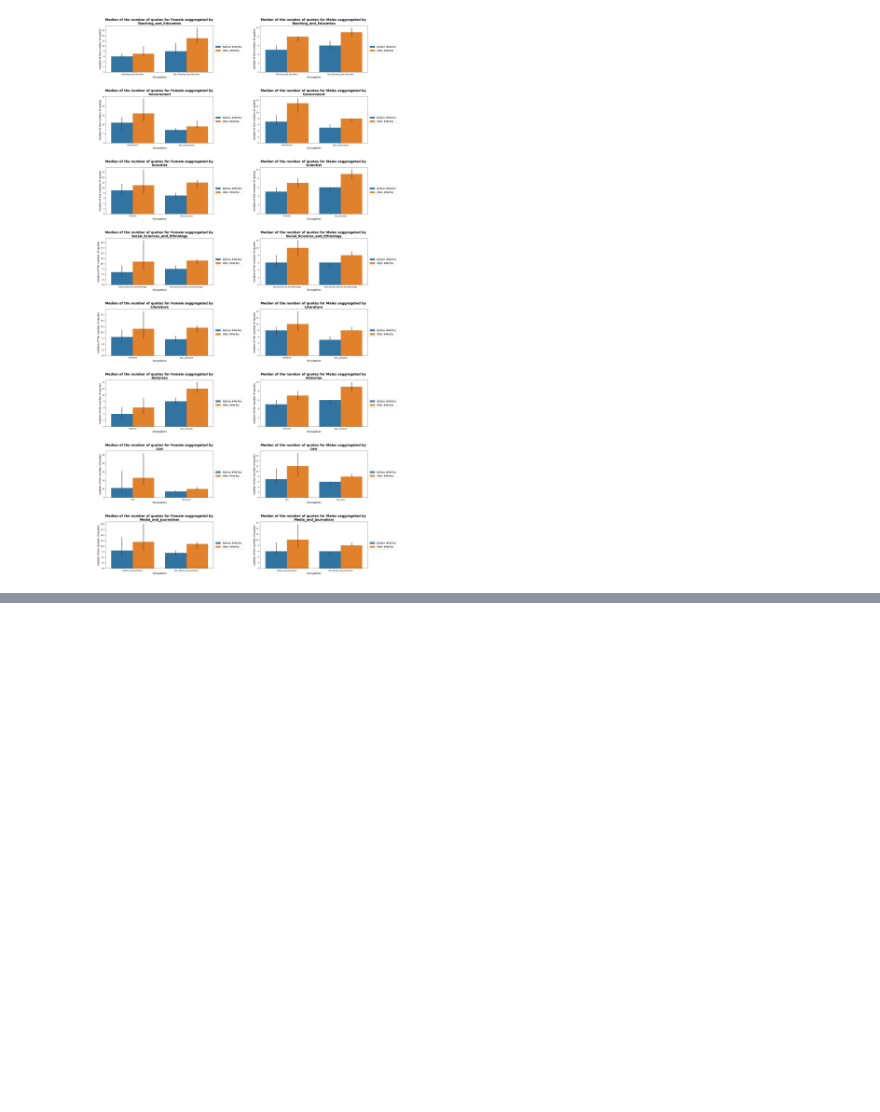
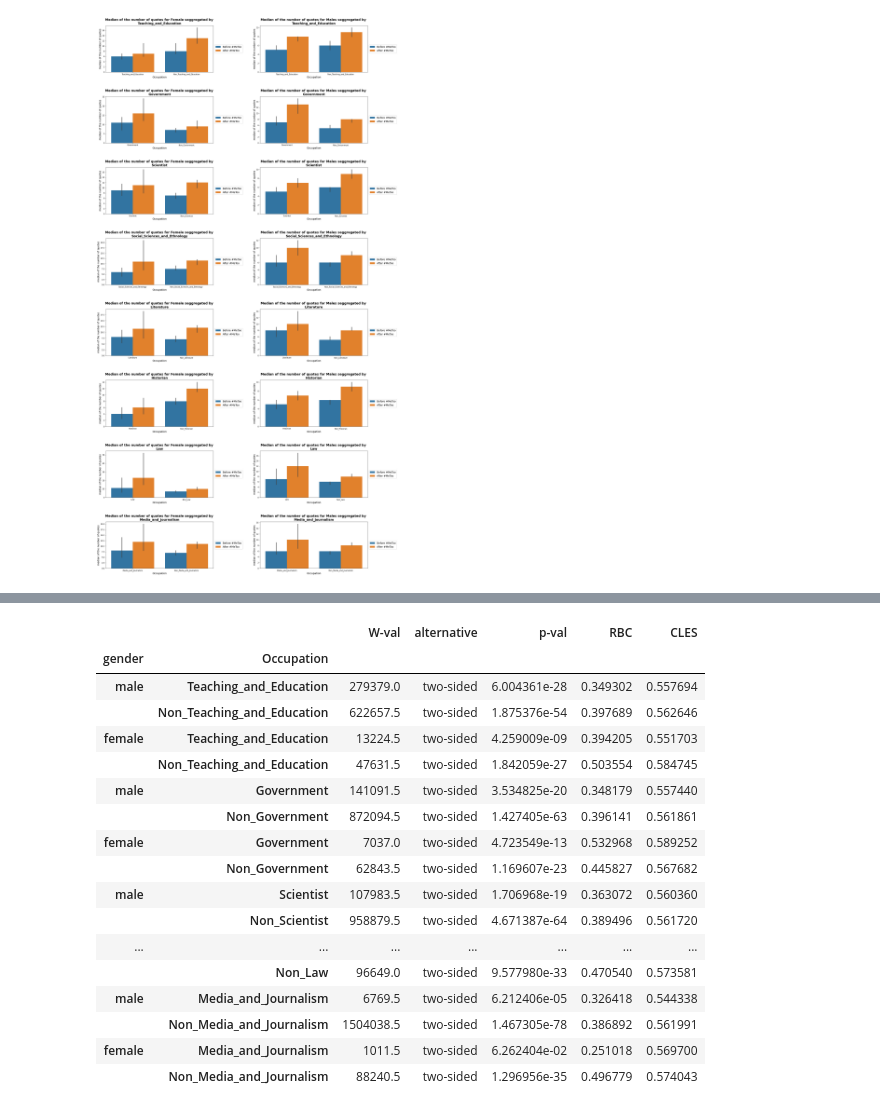
Before and after one commit to janougome/ADA-team, a Jupyter notebook: Milestone3.ipynb, the cells around one changed output, grey strips where cells are left out. Drawn from its saved outputs; the diff is of its cells as text; code cells hidden in the pictures; blank space fills up the shorter version.

```diff
--- a/Milestone3.ipynb
+++ b/Milestone3.ipynb
@@ -1193,0 +1241,26 @@ for f in fulls:
+# %%
+wilcoxon = []
+for c, name, non_name in zip(cat, cat_names, cat_non_names):
+    wilcoxon.append(wilcoxon_by_category(c, name, non_name))
+
+wilcoxon_results = pd.concat(wilcoxon)
+wilcoxon_results
+# %% [output]
+|  |  | W-val | alternative | p-val | RBC | CLES |
+| gender | Occupation |  |  |  |  |  |
+| male | Teaching_and_Education | 279379.0 | two-sided | 6.004361e-28 | 0.349302 | 0.557694 |
+|  | Non_Teaching_and_Education | 622657.5 | two-sided | 1.875376e-54 | 0.397689 | 0.562646 |
+| female | Teaching_and_Education | 13224.5 | two-sided | 4.259009e-09 | 0.394205 | 0.551703 |
+|  | Non_Teaching_and_Education | 47631.5 | two-sided | 1.842059e-27 | 0.503554 | 0.584745 |
+| male | Government | 141091.5 | two-sided | 3.534825e-20 | 0.348179 | 0.557440 |
+|  | Non_Government | 872094.5 | two-sided | 1.427405e-63 | 0.396141 | 0.561861 |
+| female | Government | 7037.0 | two-sided | 4.723549e-13 | 0.532968 | 0.589252 |
+|  | Non_Government | 62843.5 | two-sided | 1.169607e-23 | 0.445827 | 0.567682 |
+| male | Scientist | 107983.5 | two-sided | 1.706968e-19 | 0.363072 | 0.560360 |
+|  | Non_Scientist | 958879.5 | two-sided | 4.671387e-64 | 0.389496 | 0.561720 |
+| ... | ... | ... | ... | ... | ... | ... |
+|  | Non_Law | 96649.0 | two-sided | 9.577980e-33 | 0.470540 | 0.573581 |
+| male | Media_and_Journalism | 6769.5 | two-sided | 6.212406e-05 | 0.326418 | 0.544338 |
+|  | Non_Media_and_Journalism | 1504038.5 | two-sided | 1.467305e-78 | 0.386892 | 0.561991 |
+| female | Media_and_Journalism | 1011.5 | two-sided | 6.262404e-02 | 0.251018 | 0.569700 |
+|  | Non_Media_and_Journalism | 88240.5 | two-sided | 1.296956e-35 | 0.496779 | 0.574043 |
```
Also changed, not shown: parts of 23 cells of this notebook.
